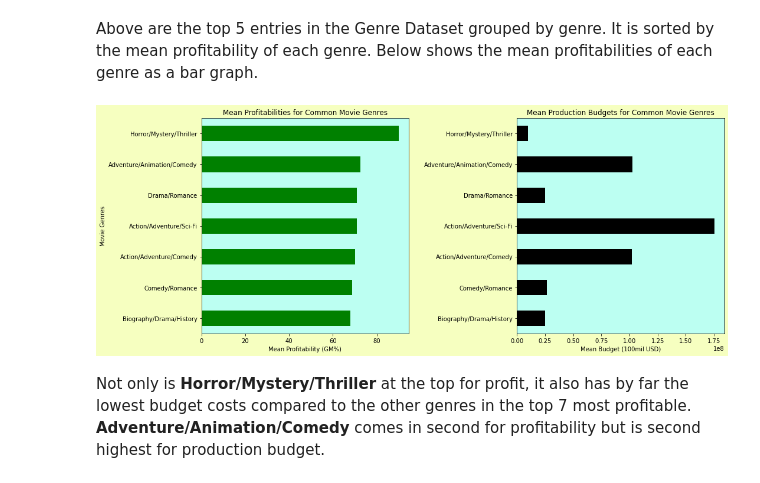
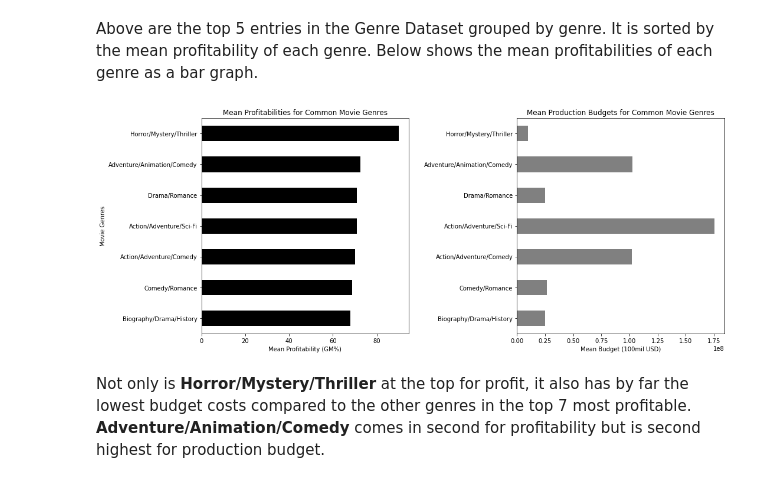
Before and after one commit to ewjohn127/dsc_project_1, a Jupyter notebook: Phase1_Project.ipynb, the cells around one changed output. Cells and saved outputs as stored; diff of their text form; code cells hidden in the pictures.

```diff
--- a/Phase1_Project.ipynb
+++ b/Phase1_Project.ipynb
@@ -182,25 +186,25 @@ Above are the top 5 entries in the Genre Dataset grouped by genre. It is sorted
 # %%
 fig, axes = plt.subplots(nrows=1,ncols=2)
 
 figsize = (15,6)
-fig.set_facecolor("#f6ffc0")
+# fig.set_facecolor("")
 df_idea1_g_grouped['gross_margin'][6::-1].plot(ax=axes[0], kind='barh',
-                                               figsize=figsize, color = 'Green',
+                                               figsize=figsize, color = 'Black',
                                                title='Mean Profitabilities for Common Movie Genres')
 df_idea1_g_grouped['mean_budget'][6::-1].plot(kind='barh',ax=axes[1],
-                                              color='Black',
+                                              color='Grey',
                                               title='Mean Production Budgets for Common Movie Genres')
 
 fig.tight_layout()
 axes[0].set_xlabel('Mean Profitability (GM%)')
 axes[1].set_xlabel('Mean Budget (100mil USD)')
 axes[0].set_ylabel('Movie Genres')
 axes[1].set_ylabel('')
-axes[0].set_facecolor("#bcfff2")
-axes[1].set_facecolor("#bcfff2")
+# axes[0].set_facecolor("")
+# axes[1].set_facecolor("")
 plt.show()
 # %% [output]
-[figure, old version]
+[figure, new version]
 # %% [markdown]
 Not only is **Horror/Mystery/Thriller** at the top for profit, it also has by far the lowest budget costs compared to the other genres in the top 7 most profitable. **Adventure/Animation/Comedy** comes in second for profitability but is second highest for production budget.
 # %% [markdown]
```
Also changed, not shown: parts of 21 cells of this notebook.
